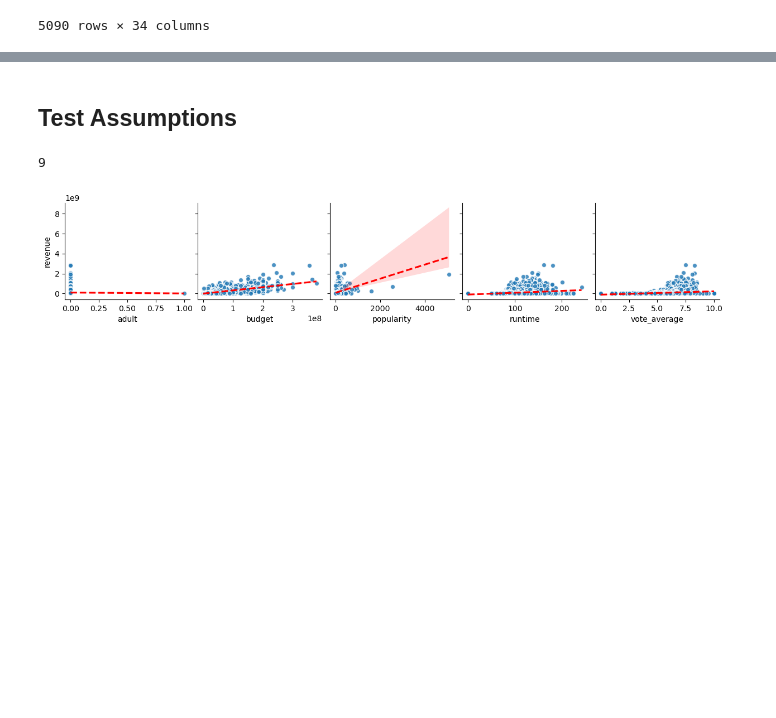
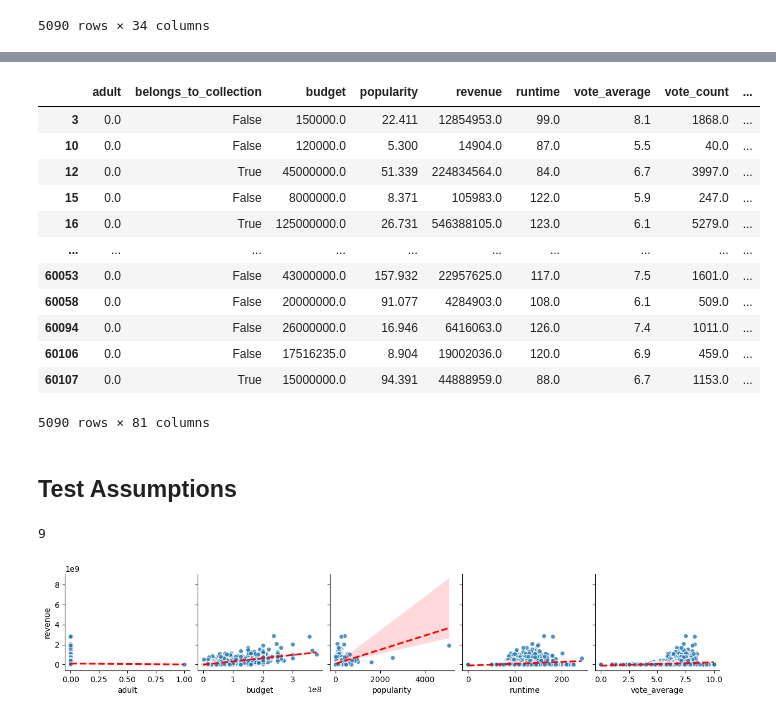
Before and after one commit to Numann-Malik/IMDB, a Jupyter notebook: IMDB_LInear_Regression_Models.ipynb, the cells around one changed output, grey strips where cells are left out. Saved outputs shown, nothing was run; the diff lists cells and outputs as text; code cells hidden in the pictures; blank space fills up the shorter version.

```diff
--- a/IMDB_LInear_Regression_Models.ipynb
+++ b/IMDB_LInear_Regression_Models.ipynb
@@ -50,6 +55,15 @@ def evaluate_ols(result,X_train_df,y_train)
     ax.axhline(0,zorder=0)
     ax.set(ylabel='Residuals',xlabel='Predicted Value');
     plt.tight_layout()
+# %%
+## Function to extract production company names
+def get_prod_company_names(x):
+    if x=='[]':
+        return ["MISSING"]
+
+    exp= r"\'name\'\:.?\'(\w*.*?)\'"
+    companies = re.findall(exp, x)
+    return companies
 # %% [markdown]
 ## Load and Inspect Data
 # %%
@@ -259,0 +299,4 @@ df
+# %%
+## Instantiate prod_company column and explode
+df['prod_company'] = df['production_companies'].apply(get_prod_company_names)
+prod_companies = df['prod_company'].explode()
@@ -259,0 +329,4 @@ df
+# %%
+# Keep top 50 most common companies to one hot encode
+common_companies = sorted(prod_companies.value_counts().head(50).index)
+common_companies
@@ -259,0 +351,4 @@ df
+# %%
+## manually ohe top 50 companies
+for company in common_companies:
+    df[f"ProdComp_{company}"] = df['production_companies'].str.contains(company, regex=False)
@@ -260,6 +373,21 @@ df
 # %%
-##
-df = df.drop(columns=['imdb_id','title','production_companies'])
+## drop remaining columns not relevant for linear regression model
+df = df.drop(columns=['imdb_id','title','production_companies','prod_company'])
+df
+# %% [output]
+|  | adult | belongs_to_collection | budget | popularity | revenue | runtime | vote_average | vote_count | ... |
+| 3 | 0.0 | False | 150000.0 | 22.411 | 12854953.0 | 99.0 | 8.1 | 1868.0 | ... |
+| 10 | 0.0 | False | 120000.0 | 5.300 | 14904.0 | 87.0 | 5.5 | 40.0 | ... |
+| 12 | 0.0 | True | 45000000.0 | 51.339 | 224834564.0 | 84.0 | 6.7 | 3997.0 | ... |
+| 15 | 0.0 | False | 8000000.0 | 8.371 | 105983.0 | 122.0 | 5.9 | 247.0 | ... |
+| 16 | 0.0 | True | 125000000.0 | 26.731 | 546388105.0 | 123.0 | 6.1 | 5279.0 | ... |
+| ... | ... | ... | ... | ... | ... | ... | ... | ... | ... |
+| 60053 | 0.0 | False | 43000000.0 | 157.932 | 22957625.0 | 117.0 | 7.5 | 1601.0 | ... |
+| 60058 | 0.0 | False | 20000000.0 | 91.077 | 4284903.0 | 108.0 | 6.1 | 509.0 | ... |
+| 60094 | 0.0 | False | 26000000.0 | 16.946 | 6416063.0 | 126.0 | 7.4 | 1011.0 | ... |
+| 60106 | 0.0 | False | 17516235.0 | 8.904 | 19002036.0 | 120.0 | 6.9 | 459.0 | ... |
+| 60107 | 0.0 | True | 15000000.0 | 94.391 | 44888959.0 | 88.0 | 6.7 | 1153.0 | ... |
+5090 rows × 81 columns
 # %% [markdown]
 ## Test Assumptions
 # %%
```
Also changed, not shown: parts of 10 cells of this notebook, 1 other file.
